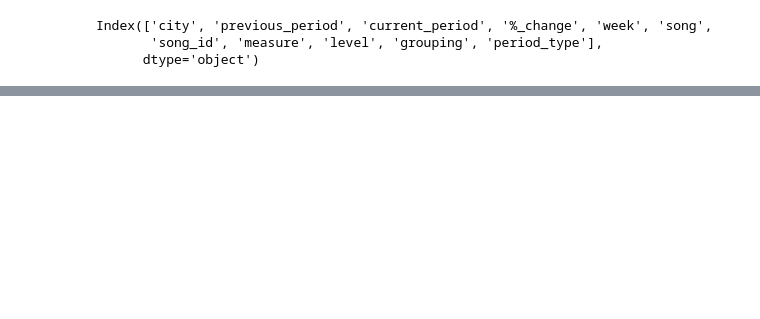
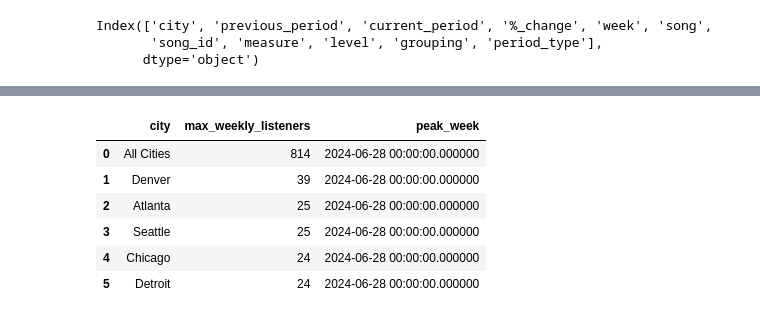
Before and after one commit to mgelberg/spring-2025, a Jupyter notebook: data-explore.ipynb, the cells around one changed output, grey strips where cells are left out. Cells and saved outputs as stored; diff of their text form; code cells hidden in the pictures; blank space fills up the shorter version.

```diff
--- a/data-explore.ipynb
+++ b/data-explore.ipynb
@@ -331,0 +336,40 @@ Althea has been the top performing song in Toronto averaging 11.0 streams per we
+# %%
+# peak listenership by city
+
+query = f"""
+
+SELECT city, weekly_listeners as max_weekly_listeners, week as peak_week
+FROM
+(
+SELECT *, DENSE_RANK() OVER (PARTITION BY city ORDER BY weekly_listeners DESC
+    ROWS BETWEEN UNBOUNDED PRECEDING AND UNBOUNDED FOLLOWING) as listener_rank
+FROM
+(
+SELECT
+city
+,week
+,SUM(current_period) AS weekly_listeners
+FROM df a
+WHERE 1=1
+AND lower(a.measure) = 'listeners'
+AND lower(a.song) = 'artist level'
+AND a.period_type = 'weekly'
+
+GROUP BY 1, 2
+)
+)
+WHERE listener_rank =1
+ORDER BY max_weekly_listeners DESC
+
+"""
+
+peak_listenership_by_city = psql.sqldf(query, locals())
+peak_listenership_by_city.head(6)
+# %% [output]
+|  | city | max_weekly_listeners | peak_week |
+| 0 | All Cities | 814 | 2024-06-28 00:00:00.000000 |
+| 1 | Denver | 39 | 2024-06-28 00:00:00.000000 |
+| 2 | Atlanta | 25 | 2024-06-28 00:00:00.000000 |
+| 3 | Seattle | 25 | 2024-06-28 00:00:00.000000 |
+| 4 | Chicago | 24 | 2024-06-28 00:00:00.000000 |
+| 5 | Detroit | 24 | 2024-06-28 00:00:00.000000 |
```
Also changed, not shown: parts of 15 cells of this notebook, 12 other files.
